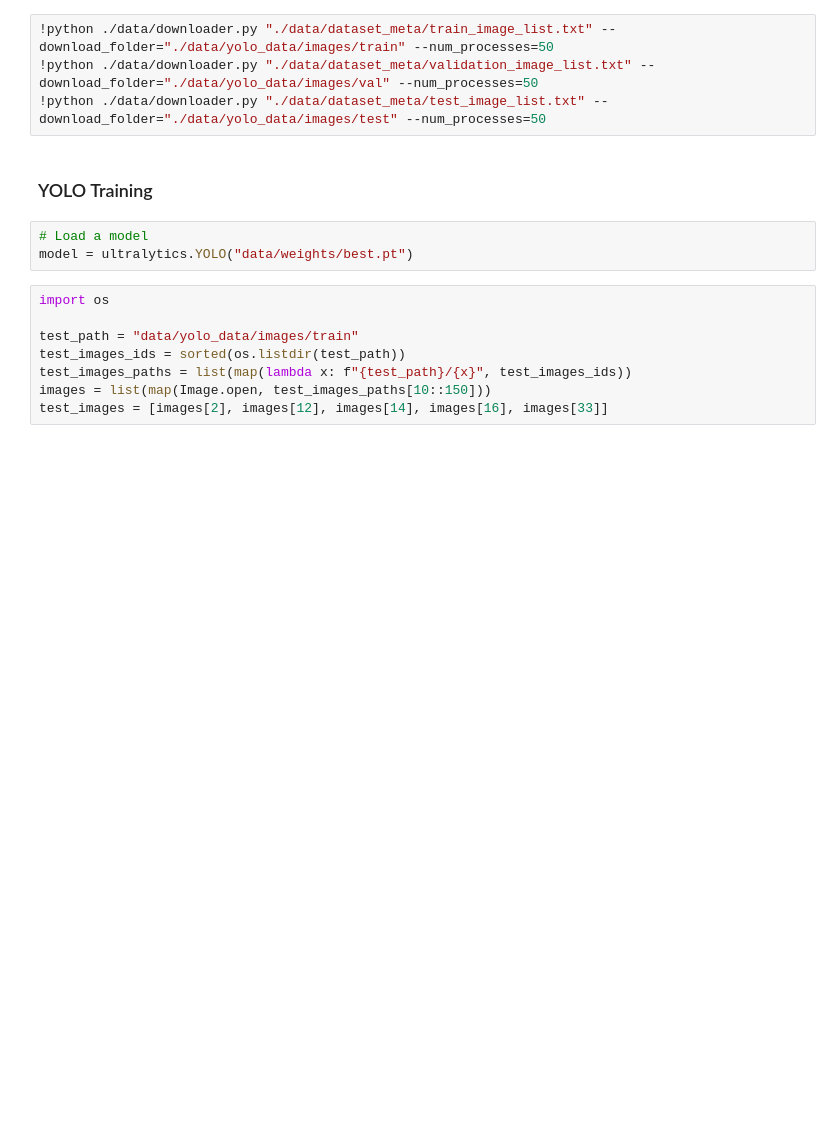
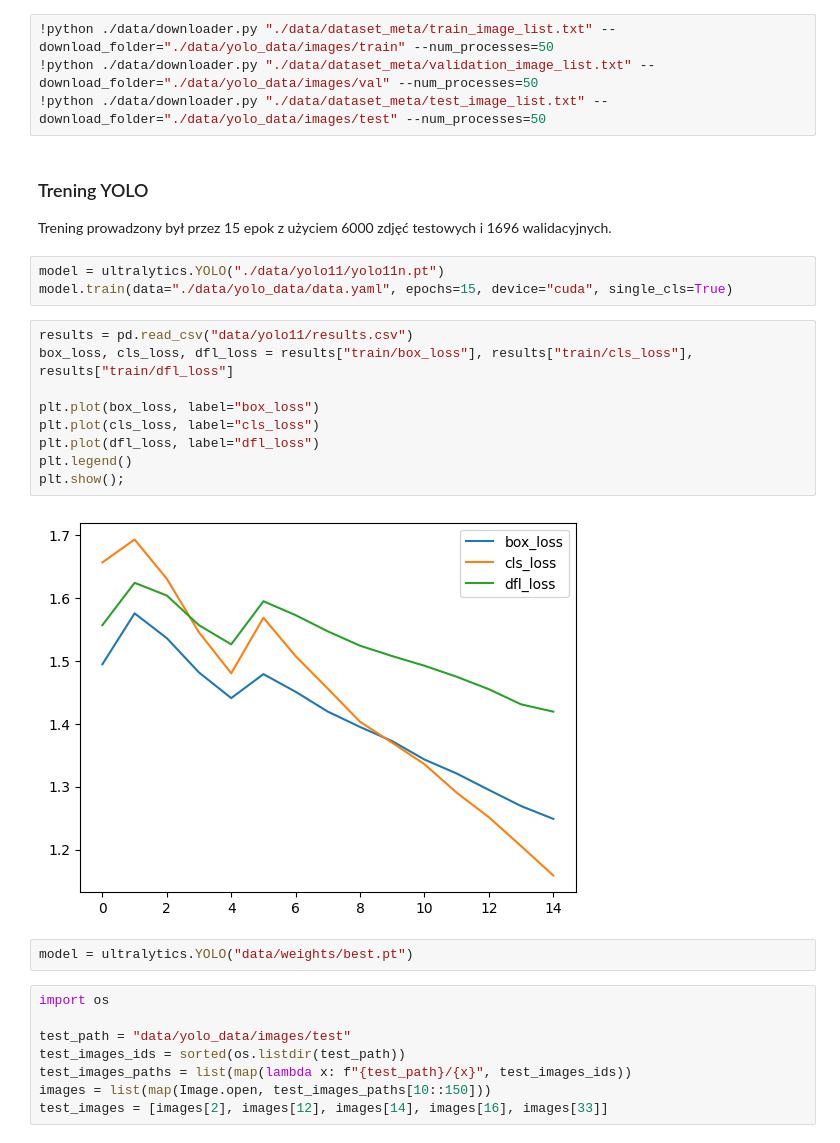
Before and after one commit to mnozkiewicz/MRO, a Jupyter notebook: lab4/yolo.ipynb, the cells around one changed output. Drawn from its saved outputs; the diff is of its cells as text; blank space fills up the shorter version.

Commit message:
Finished Yolo

```diff
--- a/lab4/yolo.ipynb
+++ b/lab4/yolo.ipynb
@@ -84,15 +82,30 @@ prepare_metadata("test", "test", 2000)
 !python ./data/downloader.py "./data/dataset_meta/train_image_list.txt" --download_folder="./data/yolo_data/images/train" --num_processes=50
 !python ./data/downloader.py "./data/dataset_meta/validation_image_list.txt" --download_folder="./data/yolo_data/images/val" --num_processes=50
 !python ./data/downloader.py "./data/dataset_meta/test_image_list.txt" --download_folder="./data/yolo_data/images/test" --num_processes=50
-# %% [markdown]
-### YOLO Training
+# %% [markdown]
+### Trening YOLO
+
+Trening prowadzony był przez 15 epok z użyciem 6000 zdjęć testowych i 1696 walidacyjnych.
+# %%
+model = ultralytics.YOLO("./data/yolo11/yolo11n.pt")
+model.train(data="./data/yolo_data/data.yaml", epochs=15, device="cuda", single_cls=True)
+# %%
+results = pd.read_csv("data/yolo11/results.csv")
+box_loss, cls_loss, dfl_loss = results["train/box_loss"], results["train/cls_loss"], results["train/dfl_loss"]
+
+plt.plot(box_loss, label="box_loss")
+plt.plot(cls_loss, label="cls_loss")
+plt.plot(dfl_loss, label="dfl_loss")
+plt.legend()
+plt.show();
+# %% [output]
+[figure, added]
 # %%
-# Load a model
 model = ultralytics.YOLO("data/weights/best.pt")
 # %%
 import os
 
-test_path = "data/yolo_data/images/train"
+test_path = "data/yolo_data/images/test"
 test_images_ids = sorted(os.listdir(test_path))
 test_images_paths = list(map(lambda x: f"{test_path}/{x}", test_images_ids))
 images = list(map(Image.open, test_images_paths[10::150]))
```
Also changed, not shown: parts of 8 cells of this notebook.
